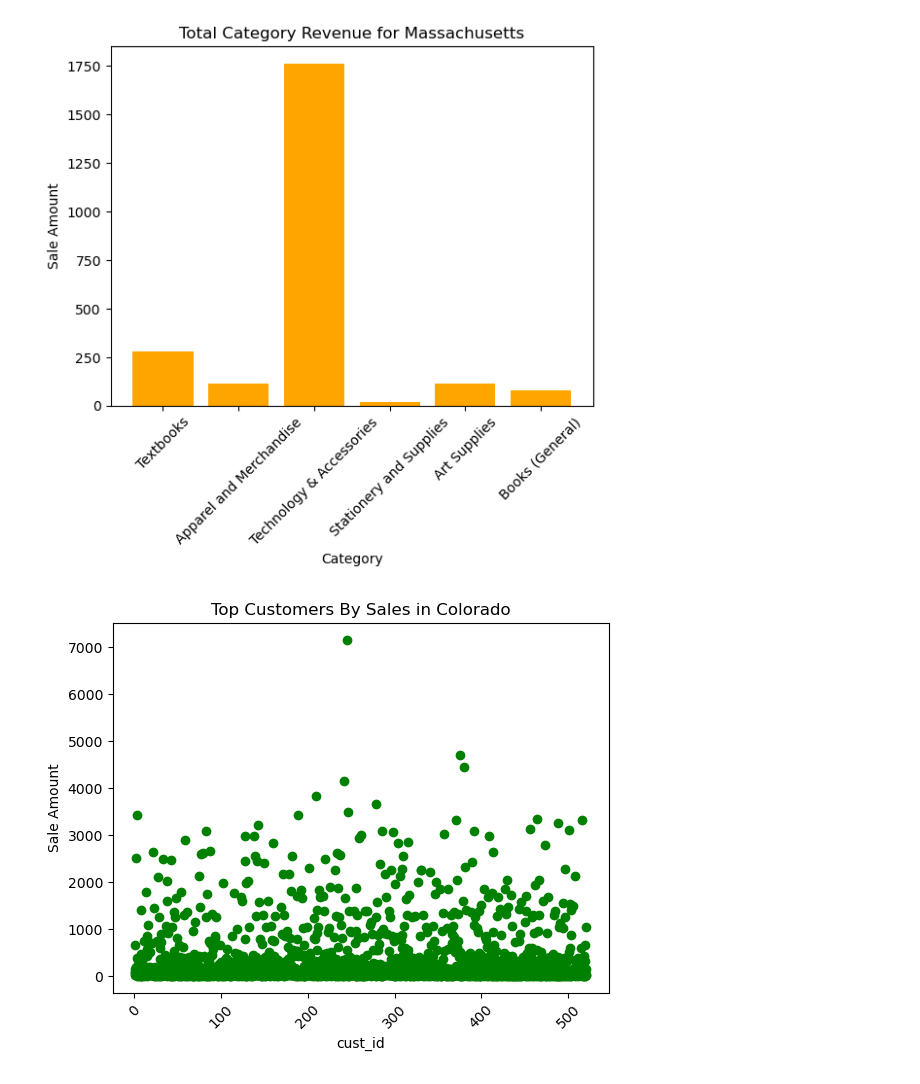
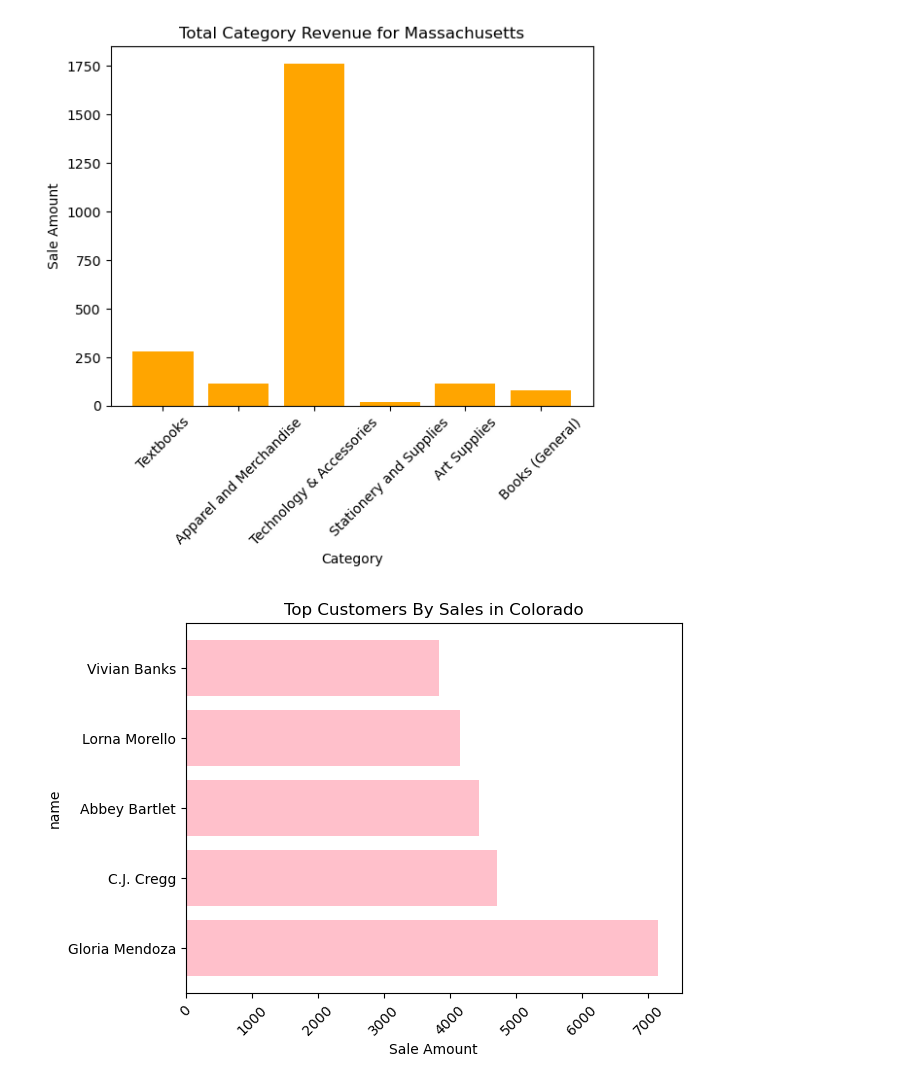
Before and after one commit to maiablack20/Capstone_3, a Jupyter notebook: Capstone_2/Black_sales_analysis.ipynb, the cells around one changed output. Drawn from its saved outputs; the diff is of its cells as text; code cells hidden in the pictures.

```diff
--- a/Capstone_2/Black_sales_analysis.ipynb
+++ b/Capstone_2/Black_sales_analysis.ipynb
@@ -532,11 +496,11 @@ plt.show()
 # %% [output]
 [figure]
 # %%
-plt.scatter(top_cust1.reset_index()['cust_id'], top_cust1.reset_index()['Sale Amount'], color = 'green')
+plt.barh(top_cust1.reset_index().sort_values(['Top Customers']).head(5)['name'], top_cust1.reset_index().sort_values(['Top Customers']).head(5)['Sale Amount'], color = 'pink')
 plt.title('Top Customers By Sales in Colorado')
-plt.xlabel('cust_id')
-plt.ylabel('Sale Amount')
+plt.xlabel('Sale Amount')
+plt.ylabel('name')
 plt.xticks(rotation = 45)
 plt.show()
 # %% [output]
-[figure, old version]
+[figure, new version]
```
Also changed, not shown: parts of 18 cells of this notebook, 23 other files.
